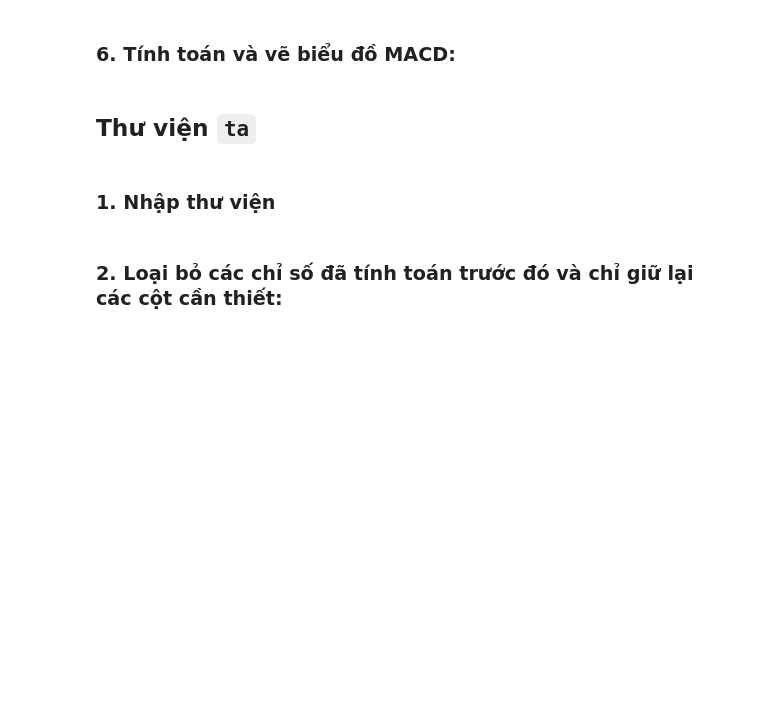
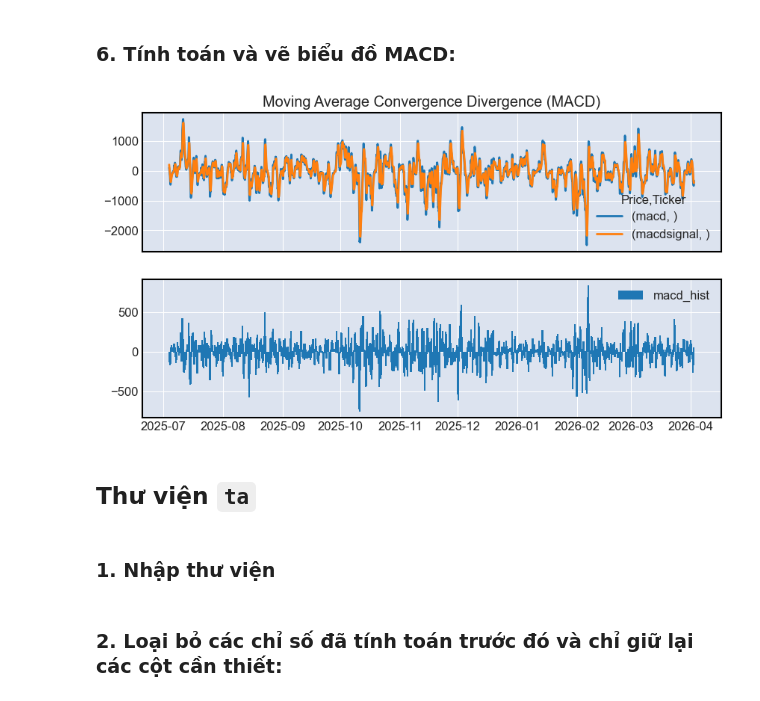
Before and after one commit to bibo0610/DATAMINING_20, a Jupyter notebook: chapter5.ipynb, the cells around one changed output. Drawn from its saved outputs; the diff is of its cells as text; code cells hidden in the pictures; blank space fills up the shorter version.

```diff
--- a/chapter5.ipynb
+++ b/chapter5.ipynb
@@ -56,16 +77,25 @@ plt.show()
 # %% [markdown]
 ### 6. Tính toán và vẽ biểu đồ MACD:
 # %%
-df["macd"], df["macdsignal"], df["macdhist"] = talib.MACD(df["Close"], fastperiod=26, signalperiod=9)
+df["macd"], df["macdsignal"], df["macdhist"] = talib.MACD(
+    close,
+    fastperiod=12,
+    slowperiod=26,
+    signalperiod=9
+)
 
-fig, ax = plt.subplots(2, 1, sharex=True)
+fig, ax = plt.subplots(2, 1, sharex=True, figsize=(10, 6))
 
-(
-    df[["macd", "macdsignal"]].plot(ax=ax[0], title="Moving Average Convergence Divergence (MACD)")
+df[["macd", "macdsignal"]].plot(
+    ax=ax[0],
+    title="Moving Average Convergence Divergence (MACD)"
 )
 
 ax[1].bar(df.index, df["macdhist"].values, label="macd_hist")
 ax[1].legend()
+plt.show()
+# %% [output]
+[figure, added]
 # %% [markdown]
 ## Thư viện `ta`
 # %% [markdown]
```
Also changed, not shown: parts of 19 cells of this notebook.
